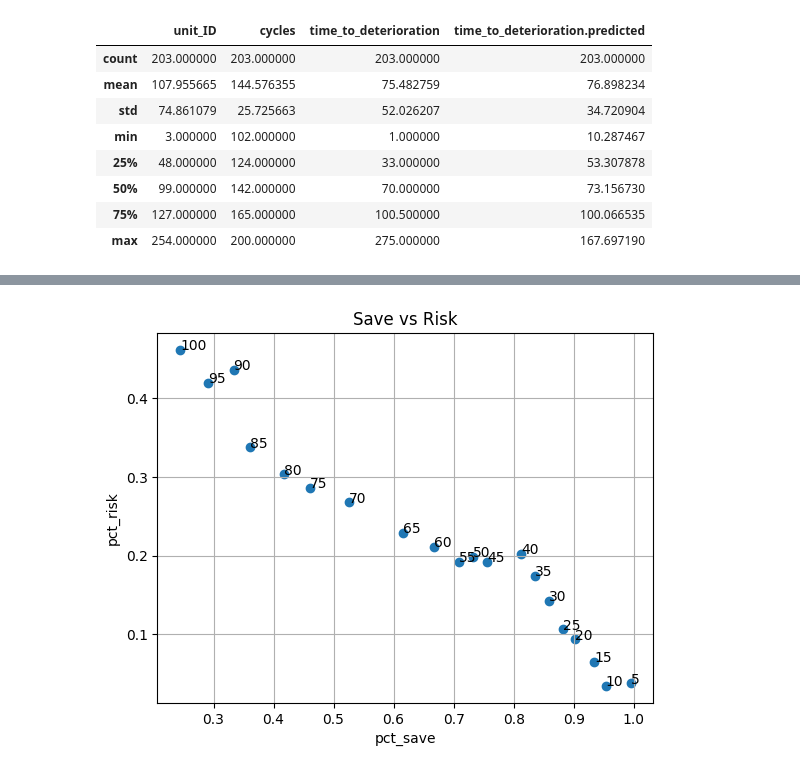
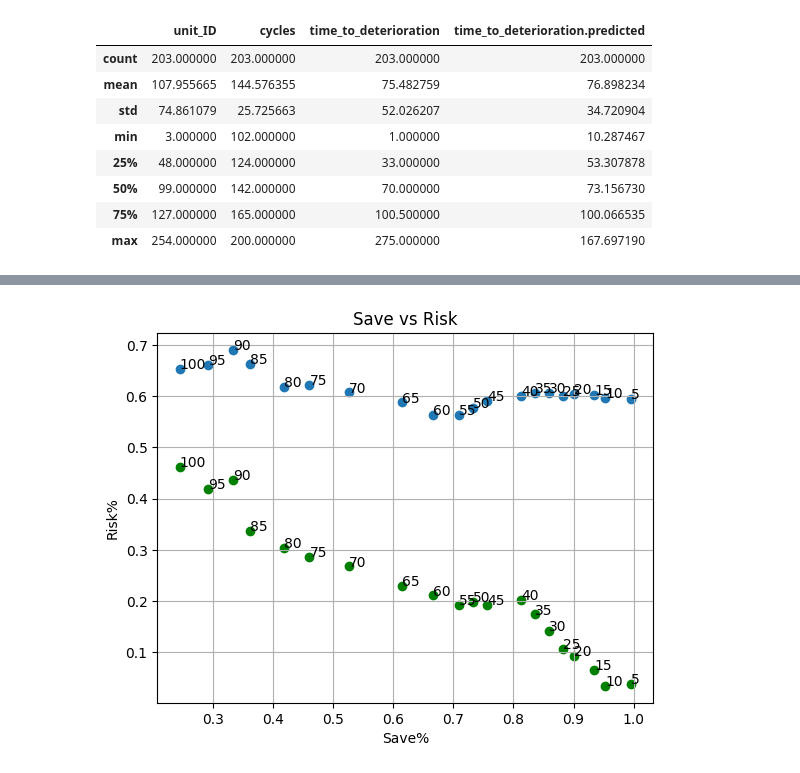
Before and after one commit to yukismd/SensorData_PdM, a Jupyter notebook: code/5_predictionResultAnalysis.ipynb, the cells around one changed output, grey strips where cells are left out. Drawn from its saved outputs; the diff is of its cells as text; code cells hidden in the pictures.

```diff
--- a/code/5_predictionResultAnalysis.ipynb
+++ b/code/5_predictionResultAnalysis.ipynb
@@ -206,21 +220,24 @@ df_res
-# %%
-# コスト削減 vs リスク
-
-plt.scatter(df_res['pct_save'], df_res['pct_risk'])
-
-for i, label in enumerate(df_res['threshhold']):
-    plt.text(df_res['pct_save'][i], df_res['pct_risk'][i], label)
-
-plt.grid()
-
-plt.xlabel('pct_save')
-plt.ylabel('pct_risk')
-plt.title('Save vs Risk')
-#plt.legend()
-plt.show()
-
-# Saveする数を増やせば、リスクも増えていく
-# %% [output]
-[figure, removed]
+# %%
+# コスト削減 vs リスク
+
+plt.scatter(df_res['pct_save'], df_res['pct_pred_risk'])   # 予測リスク
+for i, label in enumerate(df_res['threshold']):
+    plt.text(df_res['pct_save'][i], df_res['pct_pred_risk'][i], label)
+
+plt.scatter(df_res['pct_save'], df_res['pct_thresh_risk'], c='g')   # 閾値リスク
+for i, label in enumerate(df_res['threshold']):
+    plt.text(df_res['pct_save'][i], df_res['pct_thresh_risk'][i], label)
+
+plt.grid()
+
+plt.xlabel('Save%')
+plt.ylabel('Risk%')
+plt.title('Save vs Risk')
+#plt.legend()
+plt.show()
+
+# コスト削減を増やしてもリスクが増えるわけではない
+# %% [output]
+[figure, added]
 # %%
 df_res.to_csv('../data_predicted/save_vs_risk.csv', index=False)
```
Also changed, not shown: parts of 5 cells of this notebook, 3 other files.
